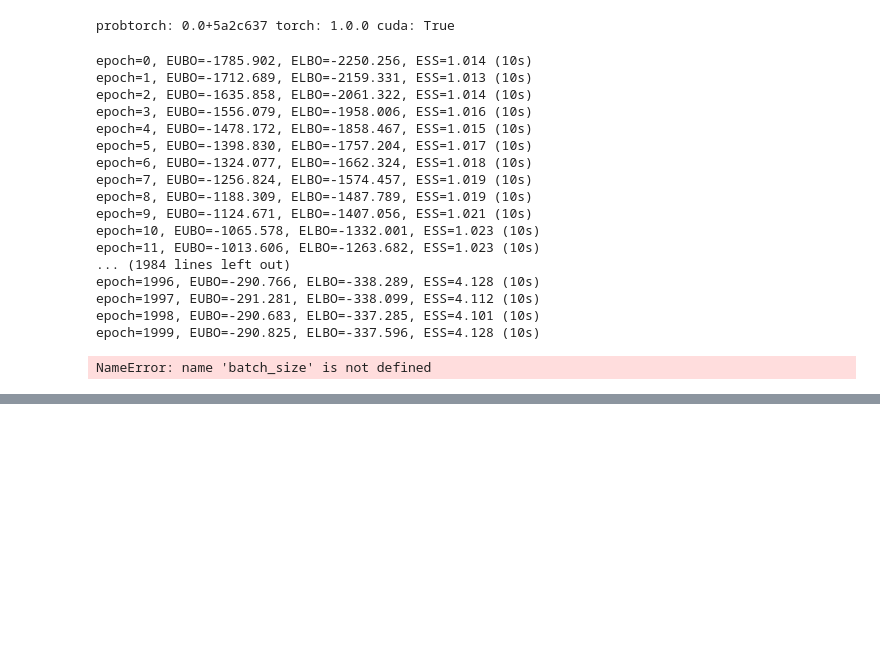
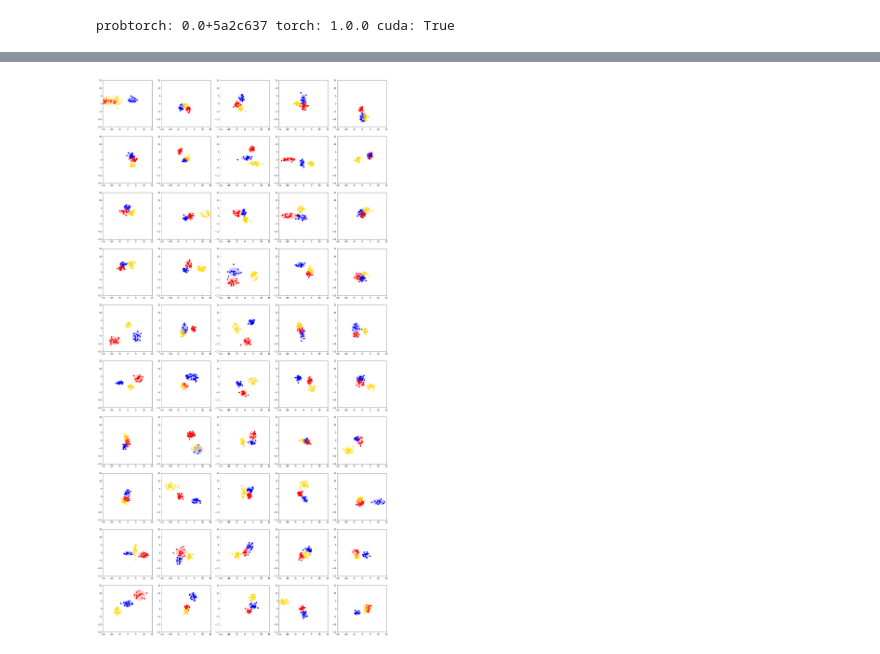
Before and after one commit to hao-w/apgs, a Jupyter notebook: GMM/amorgibbs/ag-sis-init-eta.ipynb, the cells around one changed output, grey strips where cells are left out. Cells and saved outputs as stored; diff of their text form; code cells hidden in the pictures; blank space fills up the shorter version.

Commit message:
fixed the plotting function

```diff
--- a/GMM/amorgibbs/ag-sis-init-eta.ipynb
+++ b/GMM/amorgibbs/ag-sis-init-eta.ipynb
@@ -33,24 +33,9 @@ PATH = 'ag-sis-init-eta'
 DEVICE = torch.device('cuda:1')
 # %%
 enc_eta, enc_z, optimizer = initialize(K, D, NUM_HIDDEN_LOCAL, CUDA, DEVICE, LEARNING_RATE)
+# %%
+enc_eta.load_state_dict(torch.load('../weights/enc-eta-%s' + PATH))
+enc_z.load_state_dict(torch.load('../weights/enc-z-%s' + PATH))
 # %%
 train(Eubo_init_eta, enc_eta, enc_z, optimizer, Data, K, NUM_EPOCHS, MCMC_SIZE, SAMPLE_SIZE, BATCH_SIZE, PATH, CUDA, DEVICE)
-# %% [output]
-epoch=0, EUBO=-1785.902, ELBO=-2250.256, ESS=1.014 (10s)
-epoch=1, EUBO=-1712.689, ELBO=-2159.331, ESS=1.013 (10s)
-epoch=2, EUBO=-1635.858, ELBO=-2061.322, ESS=1.014 (10s)
-epoch=3, EUBO=-1556.079, ELBO=-1958.006, ESS=1.016 (10s)
-epoch=4, EUBO=-1478.172, ELBO=-1858.467, ESS=1.015 (10s)
-epoch=5, EUBO=-1398.830, ELBO=-1757.204, ESS=1.017 (10s)
-epoch=6, EUBO=-1324.077, ELBO=-1662.324, ESS=1.018 (10s)
-epoch=7, EUBO=-1256.824, ELBO=-1574.457, ESS=1.019 (10s)
-epoch=8, EUBO=-1188.309, ELBO=-1487.789, ESS=1.019 (10s)
-epoch=9, EUBO=-1124.671, ELBO=-1407.056, ESS=1.021 (10s)
-epoch=10, EUBO=-1065.578, ELBO=-1332.001, ESS=1.023 (10s)
-epoch=11, EUBO=-1013.606, ELBO=-1263.682, ESS=1.023 (10s)
-... (1984 lines left out)
-epoch=1996, EUBO=-290.766, ELBO=-338.289, ESS=4.128 (10s)
-epoch=1997, EUBO=-291.281, ELBO=-338.099, ESS=4.112 (10s)
-epoch=1998, EUBO=-290.683, ELBO=-337.285, ESS=4.101 (10s)
-epoch=1999, EUBO=-290.825, ELBO=-337.596, ESS=4.128 (10s)
 # %%
@@ -59,6 +44,6 @@ torch.save(enc_z.state_dict(), '../weights/enc-z-%s' + PATH)
 # %%
-test(Eubo_init_eta, enc_eta, enc_z, Data, K, MCMC_SIZE, SAMPLE_SIZE, BATCH_SIZE, CUDA, DEVICE)
+BATCH_SIZE_TEST = 50
+obs, q_eta, q_z = test(Eubo_init_eta, enc_eta, enc_z, Data, K, MCMC_SIZE, SAMPLE_SIZE, BATCH_SIZE_TEST, CUDA, DEVICE)
-# %% [output]
-NameError: name 'batch_size' is not defined
 # %%
-plot_samples(obs, q_eta, q_z, PATH)
+%time plot_samples(obs, q_eta, q_z, PATH)
+# %% [output]
@@ -64,0 +52 @@ plot_samples(obs, q_eta, q_z, PATH)
+[figure, added]
```
Also changed, not shown: parts of 2 cells of this notebook, 8 other files.
